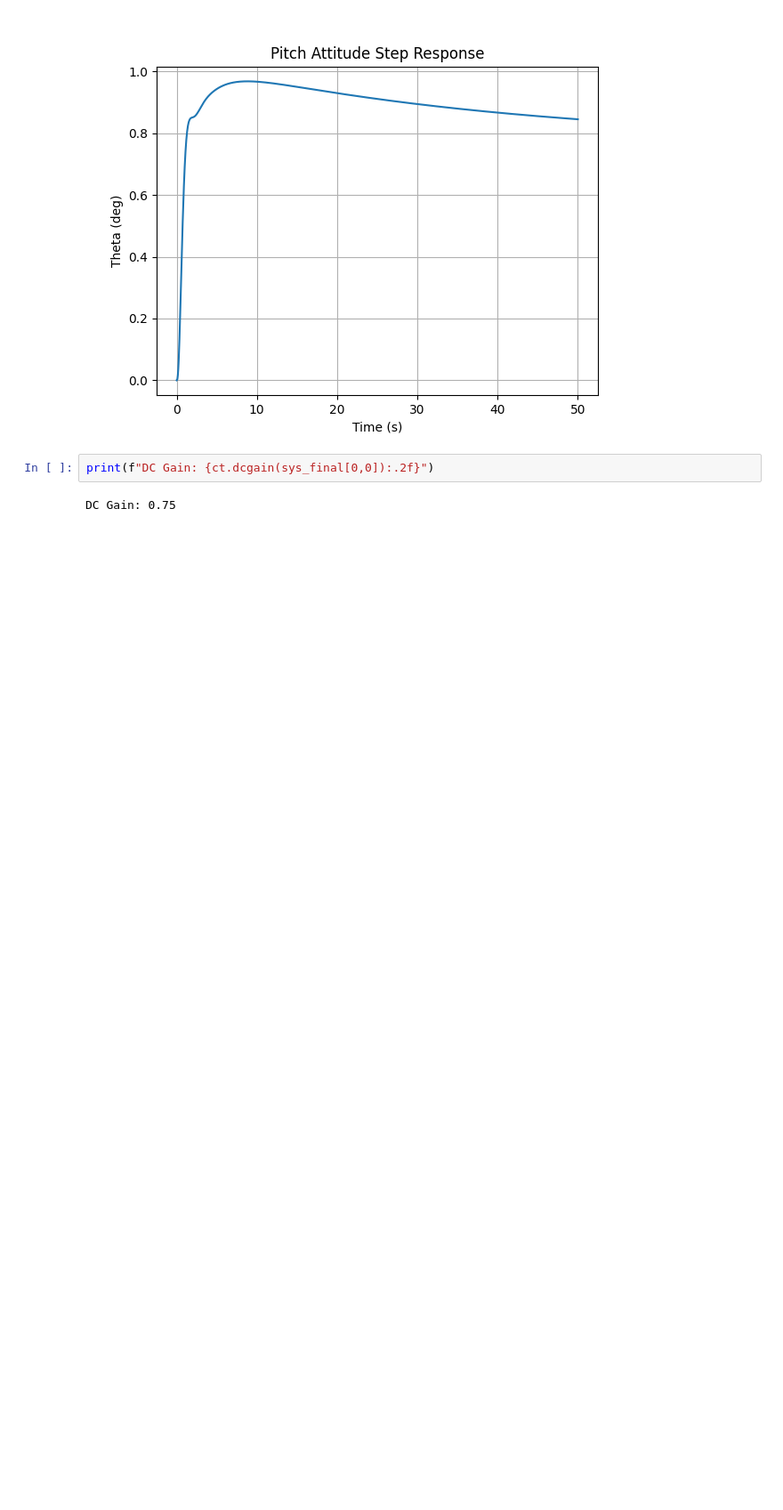
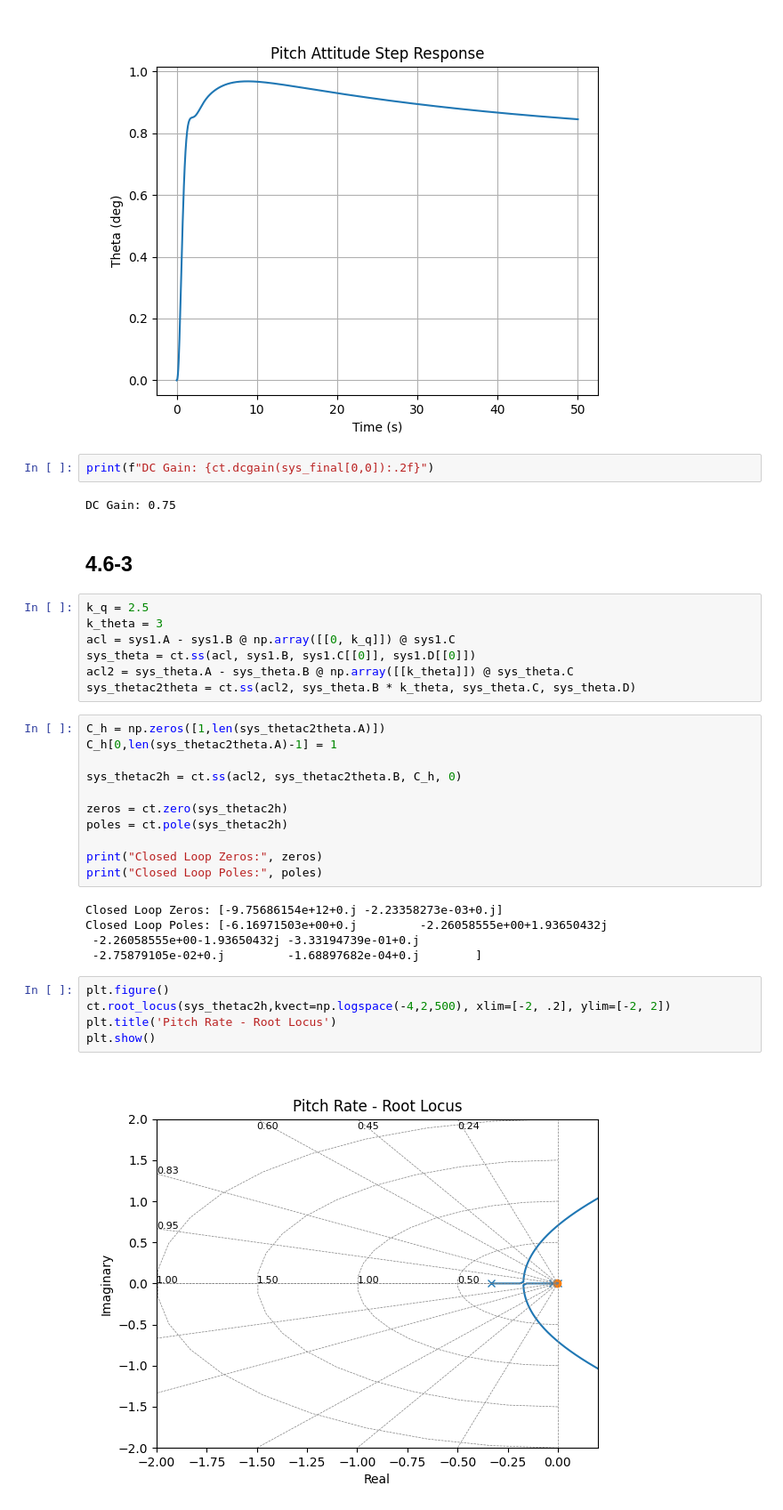
Before and after one commit to jeheneghan/StevensAndLewis, a Jupyter notebook: scripts/examples/PitchAutopilots.ipynb, the cells around one changed output. Shown at 89% size. Cells and saved outputs as stored; diff of their text form; blank space fills up the shorter version.

Commit message:
Updated pitch autopilots and added eigenstructure assignment example.

```diff
--- a/scripts/examples/PitchAutopilots.ipynb
+++ b/scripts/examples/PitchAutopilots.ipynb
@@ -117,3 +114,35 @@ plt.show()
 print(f"DC Gain: {ct.dcgain(sys_final[0,0]):.2f}")
 # %% [output]
 DC Gain: 0.75
+# %% [markdown]
+## 4.6-3
+# %%
+k_q = 2.5
+k_theta = 3
+acl = sys1.A - sys1.B @ np.array([[0, k_q]]) @ sys1.C
+sys_theta = ct.ss(acl, sys1.B, sys1.C[[0]], sys1.D[[0]])
+acl2 = sys_theta.A - sys_theta.B @ np.array([[k_theta]]) @ sys_theta.C
+sys_thetac2theta = ct.ss(acl2, sys_theta.B * k_theta, sys_theta.C, sys_theta.D)
+# %%
+C_h = np.zeros([1,len(sys_thetac2theta.A)])
+C_h[0,len(sys_thetac2theta.A)-1] = 1
+
+sys_thetac2h = ct.ss(acl2, sys_thetac2theta.B, C_h, 0)
+
+zeros = ct.zero(sys_thetac2h)
+poles = ct.pole(sys_thetac2h)
+
+print("Closed Loop Zeros:", zeros)
+print("Closed Loop Poles:", poles)
+# %% [output]
+Closed Loop Zeros: [-9.75686154e+12+0.j -2.23358273e-03+0.j]
+Closed Loop Poles: [-6.16971503e+00+0.j         -2.26058555e+00+1.93650432j
+ -2.26058555e+00-1.93650432j -3.33194739e-01+0.j
+ -2.75879105e-02+0.j         -1.68897682e-04+0.j        ]
+# %%
+plt.figure()
+ct.root_locus(sys_thetac2h,kvect=np.logspace(-4,2,500), xlim=[-2, .2], ylim=[-2, 2])
+plt.title('Pitch Rate - Root Locus')
+plt.show()
+# %% [output]
+[figure, added]
```
Also changed, not shown: parts of 15 cells of this notebook, 1 other file.
